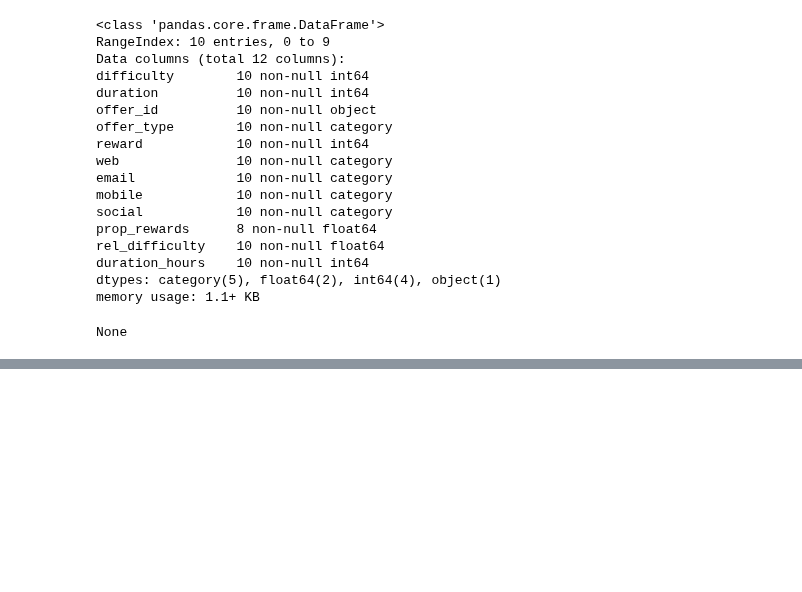
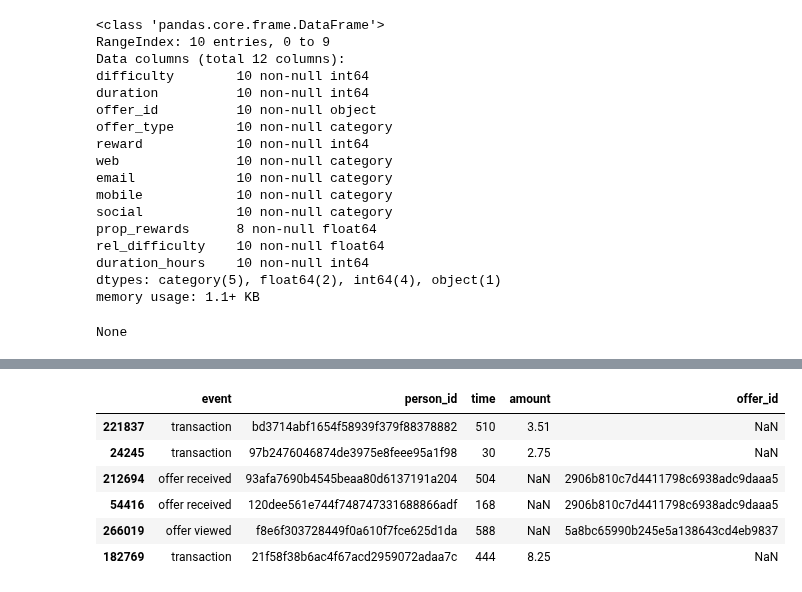
Before and after one commit to rbuerki/segmentation-challenge-starbucks, a Jupyter notebook: 1-data_prep.ipynb, the cells around one changed output, grey strips where cells are left out. Saved outputs shown, nothing was run; the diff lists cells and outputs as text; code cells hidden in the pictures; blank space fills up the shorter version.

```diff
--- a/1-data_prep.ipynb
+++ b/1-data_prep.ipynb
@@ -241,0 +274,25 @@ None
+# %%
+"""create two separate columns for offer ids and amounts in transcript `values`"""
+
+# see here why list call: https://stackoverflow.com/questions/17322668/typeerror-dict-keys-object-does-not-support-indexing
+transcript['key'] = transcript['value'].apply(lambda x: list(x.keys())[0])
+transcript['amount'] = transcript['value'].apply(lambda x: list(x.values())[0])
+transcript['offer_id'] = transcript['amount']
+
+transcript['amount'] = np.where(transcript['key'] == 'offer id', np.NaN, transcript['amount'])
+transcript['amount'] = np.where(transcript['key'] == 'offer_id', np.NaN, transcript['amount'])
+transcript['offer_id'] = np.where(transcript['key'] == 'amount', np.NaN, transcript['offer_id'])
+
+transcript['amount'].astype(np.float64)
+transcript.drop(['value', 'key'], axis=1, inplace=True)
+# %%
+# check result
+transcript.sample(6)
+# %% [output]
+|  | event | person_id | time | amount | offer_id |
+| 221837 | transaction | bd3714abf1654f58939f379f88378882 | 510 | 3.51 | NaN |
+| 24245 | transaction | 97b2476046874de3975e8feee95a1f98 | 30 | 2.75 | NaN |
+| 212694 | offer received | 93afa7690b4545beaa80d6137191a204 | 504 | NaN | 2906b810c7d4411798c6938adc9daaa5 |
+| 54416 | offer received | 120dee561e744f748747331688866adf | 168 | NaN | 2906b810c7d4411798c6938adc9daaa5 |
+| 266019 | offer viewed | f8e6f303728449f0a610f7fce625d1da | 588 | NaN | 5a8bc65990b245e5a138643cd4eb9837 |
+| 182769 | transaction | 21f58f38b6ac4f67acd2959072adaa7c | 444 | 8.25 | NaN |
```
Also changed, not shown: parts of 22 cells of this notebook, 3 other files.
